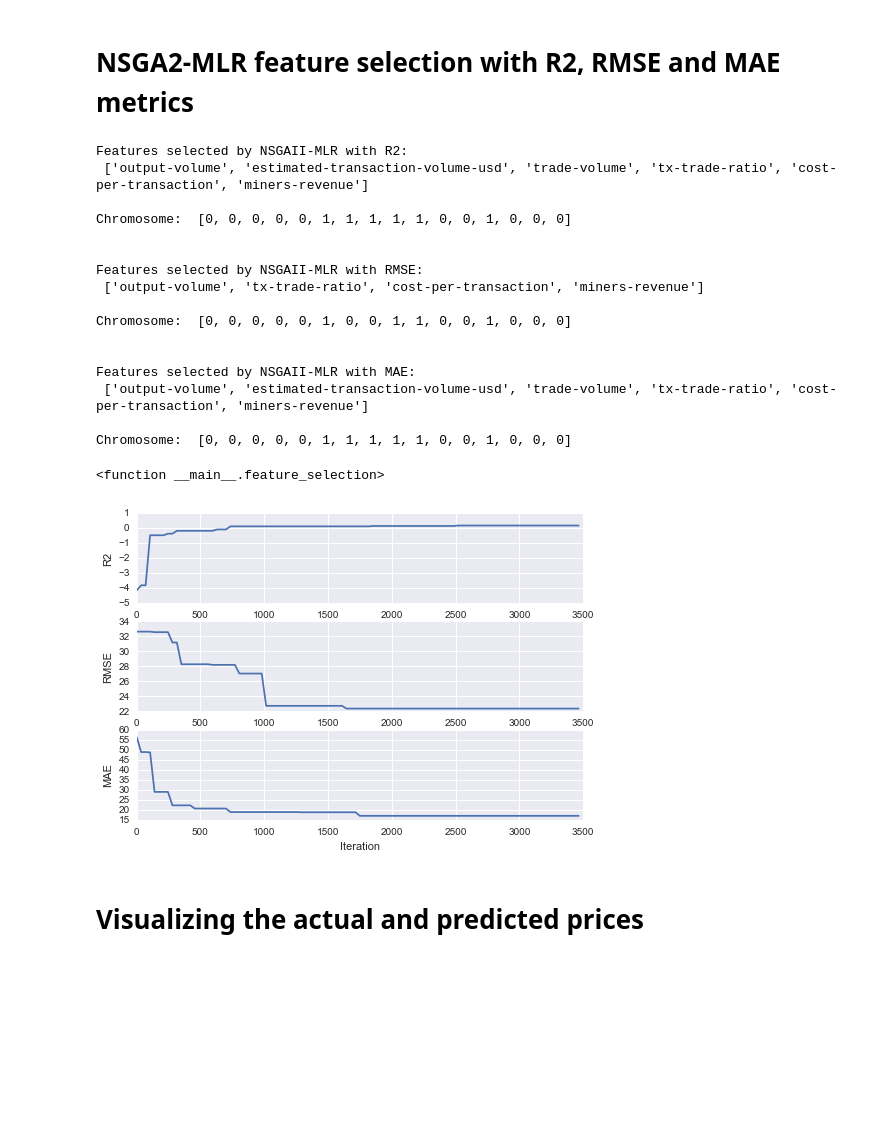
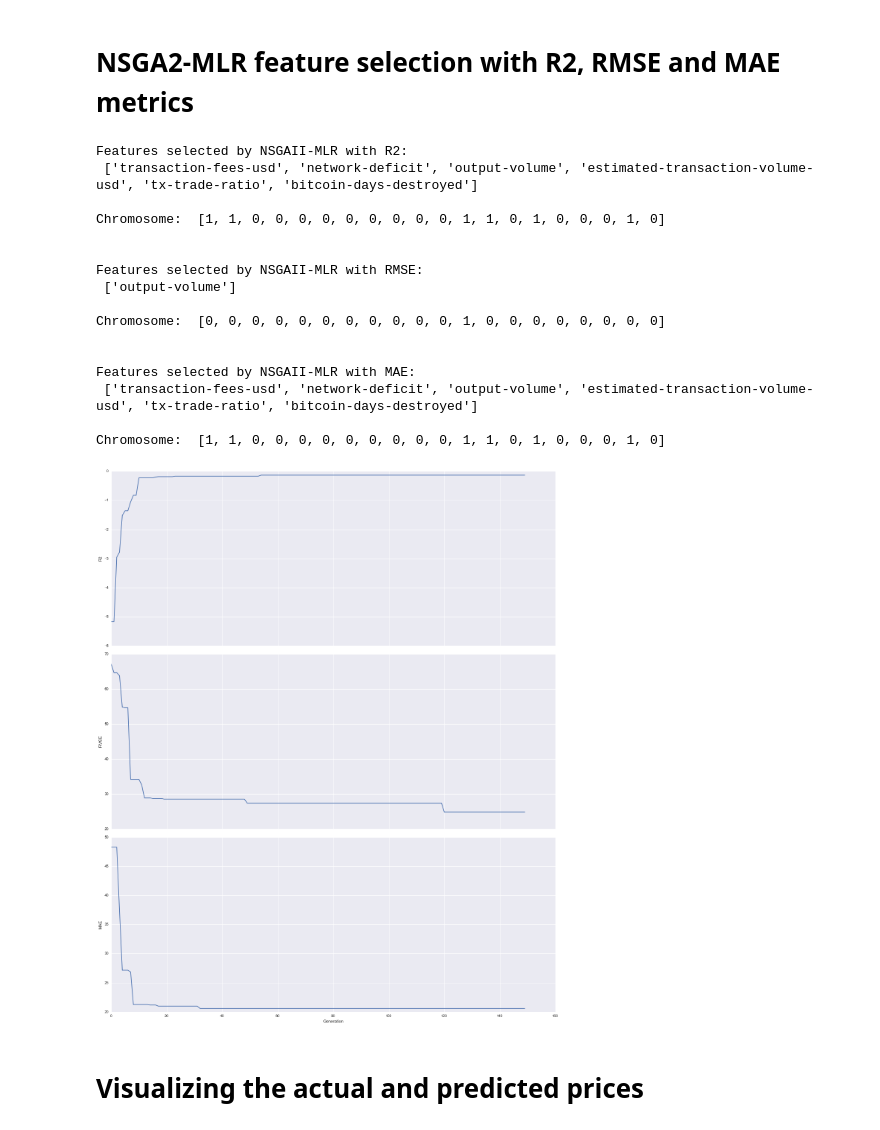
Before and after one commit to Lucsanszky/btc-price-prediction, a Jupyter notebook: data-analysis/historic-data/linear-regression.ipynb, the cells around one changed output. Saved outputs shown, nothing was run; the diff lists cells and outputs as text; code cells hidden in the pictures; blank space fills up the shorter version.

```diff
--- a/data-analysis/historic-data/linear-regression.ipynb
+++ b/data-analysis/historic-data/linear-regression.ipynb
@@ -104,8 +122,11 @@ widgets.interact(prep_data, date_from = '1/4/2012', date_to = '4/13/2016')
 # Regression plots
 # %%
 data = pd.concat(FRAMES, axis = 1)
+sns.set_context("notebook", font_scale=1.35)
 sns.pairplot(data, x_vars = CHARTS[1:5], y_vars = CHARTS[0], size = 7, kind = 'reg')
 sns.pairplot(data, x_vars = CHARTS[5:9], y_vars = CHARTS[0], size = 7, kind = 'reg')
 sns.pairplot(data, x_vars = CHARTS[9:13], y_vars = CHARTS[0], size = 7, kind = 'reg')
-sns.pairplot(data, x_vars = CHARTS[13:], y_vars = CHARTS[0], size = 7, kind = 'reg')
+sns.pairplot(data, x_vars = CHARTS[13:17], y_vars = CHARTS[0], size = 7, kind = 'reg')
+sns.pairplot(data, x_vars = CHARTS[17:], y_vars = CHARTS[0], size = 7, kind = 'reg')
+sns.set()
 # %% [output]
@@ -122,58 +143,55 @@ def feature_selection(gen_num, indiv_num):
     regr = linear_model.LinearRegression()
 
     r2_results = nsga2_feat_sel(regr, regr.score, (1.0, -1.0), gen_num, indiv_num)
-    x = list(range(0, indiv_num * gen_num, indiv_num))
-
-    plt.subplot(3, 1, 1)
-    plt.plot(x, r2_results[0])
-    plt.ylabel('R2')
 
     print ('Features selected by NSGAII-MLR with R2:\n', r2_results[1], '\n')
     print ('Chromosome: ', r2_results[2], '\n\n')
 
     RMSE = lambda x, y: np.sqrt(mse(y, regr.predict(x)))
     rmse_results = nsga2_feat_sel(regr, RMSE, (-1.0, -1.0), gen_num, indiv_num)
 
-    plt.subplot(3, 1, 2)
-    plt.plot(x, rmse_results[0])
-    plt.ylabel('RMSE')
-    plt.xlabel('Iteration')
-
     print ('Features selected by NSGAII-MLR with RMSE:\n', rmse_results[1], '\n')
     print ('Chromosome: ', rmse_results[2], '\n\n')
 
     MAE = lambda x, y: mae(y, regr.predict(x))
     mae_results = nsga2_feat_sel(regr, MAE, (-1.0, -1.0), gen_num, indiv_num)
 
-    plt.subplot(3, 1, 3)
-    plt.plot(x, mae_results[0])
-    plt.ylabel('MAE')
-    plt.xlabel('Iteration')
-
     print ('Features selected by NSGAII-MLR with MAE:\n', mae_results[1], '\n')
     print ('Chromosome: ', mae_results[2], '\n\n')
+
+    # Create dataframes from the metrics
+    r2_df = pd.DataFrame(r2_results[0], columns = ['R2'])
+    rmse_df = pd.DataFrame(rmse_results[0], columns = ['RMSE'])
+    mae_df = pd.DataFrame(mae_results[0], columns = ['MAE'])
+
+    # Concatenate the metrics dataframes for visualization
+    metrics_df = pd.concat([r2_df, rmse_df, mae_df], axis = 1)
+    metrics_df.insert(0, 'Generation', metrics_df.index)
+
+    # Plot the best individuals of each generation based on the metrics
+    g = sns.PairGrid(metrics_df, y_vars=['R2', 'RMSE', 'MAE'], x_vars = 'Generation', size=7, aspect = 2.5)
+    g.map(plt.plot)
 
 widgets.interact(feature_selection,
                  gen_num = 100,
                  indiv_num = 35)
 # %% [output]
 Features selected by NSGAII-MLR with R2:
- ['output-volume', 'estimated-transaction-volume-usd', 'trade-volume', 'tx-trade-ratio', 'cost-per-transaction', 'miners-revenue']
+ ['transaction-fees-usd', 'network-deficit', 'output-volume', 'estimated-transaction-volume-usd', 'tx-trade-ratio', 'bitcoin-days-destroyed']
 
-Chromosome:  [0, 0, 0, 0, 0, 1, 1, 1, 1, 1, 0, 0, 1, 0, 0, 0]
+Chromosome:  [1, 1, 0, 0, 0, 0, 0, 0, 0, 0, 0, 1, 1, 0, 1, 0, 0, 0, 1, 0]
 
 
 Features selected by NSGAII-MLR with RMSE:
- ['output-volume', 'tx-trade-ratio', 'cost-per-transaction', 'miners-revenue']
+ ['output-volume']
 
-Chromosome:  [0, 0, 0, 0, 0, 1, 0, 0, 1, 1, 0, 0, 1, 0, 0, 0]
+Chromosome:  [0, 0, 0, 0, 0, 0, 0, 0, 0, 0, 0, 1, 0, 0, 0, 0, 0, 0, 0, 0]
 
 
 Features selected by NSGAII-MLR with MAE:
- ['output-volume', 'estimated-transaction-volume-usd', 'trade-volume', 'tx-trade-ratio', 'cost-per-transaction', 'miners-revenue']
+ ['transaction-fees-usd', 'network-deficit', 'output-volume', 'estimated-transaction-volume-usd', 'tx-trade-ratio', 'bitcoin-days-destroyed']
 
-Chromosome:  [0, 0, 0, 0, 0, 1, 1, 1, 1, 1, 0, 0, 1, 0, 0, 0]
+Chromosome:  [1, 1, 0, 0, 0, 0, 0, 0, 0, 0, 0, 1, 1, 0, 1, 0, 0, 0, 1, 0]
-<function __main__.feature_selection>
-[figure, old version]
+[figure, new version]
 # %% [markdown]
 # Visualizing the actual and predicted prices
```
Also changed, not shown: parts of 9 cells of this notebook, 2 other files.
